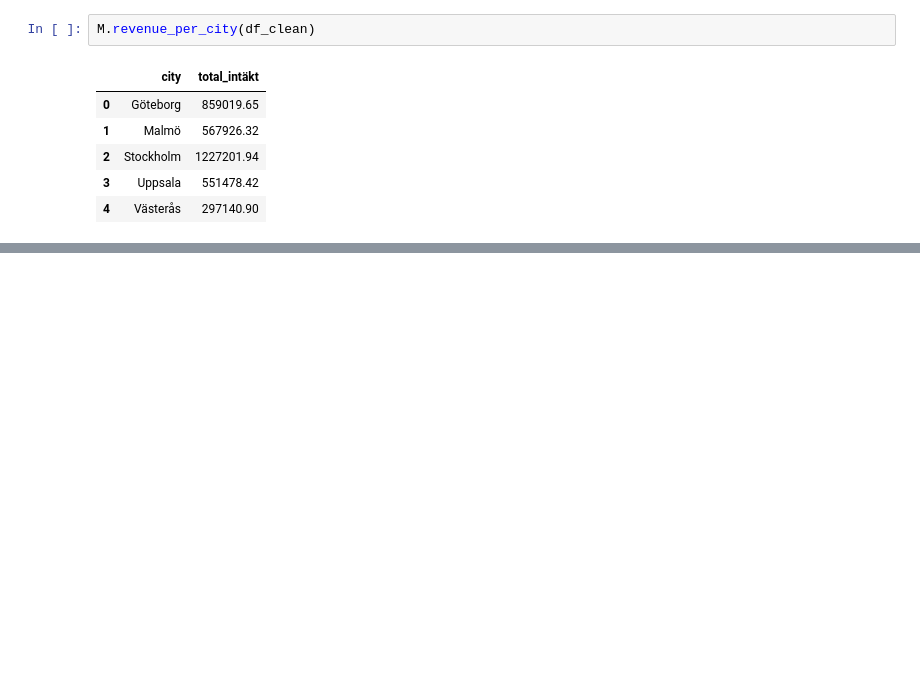
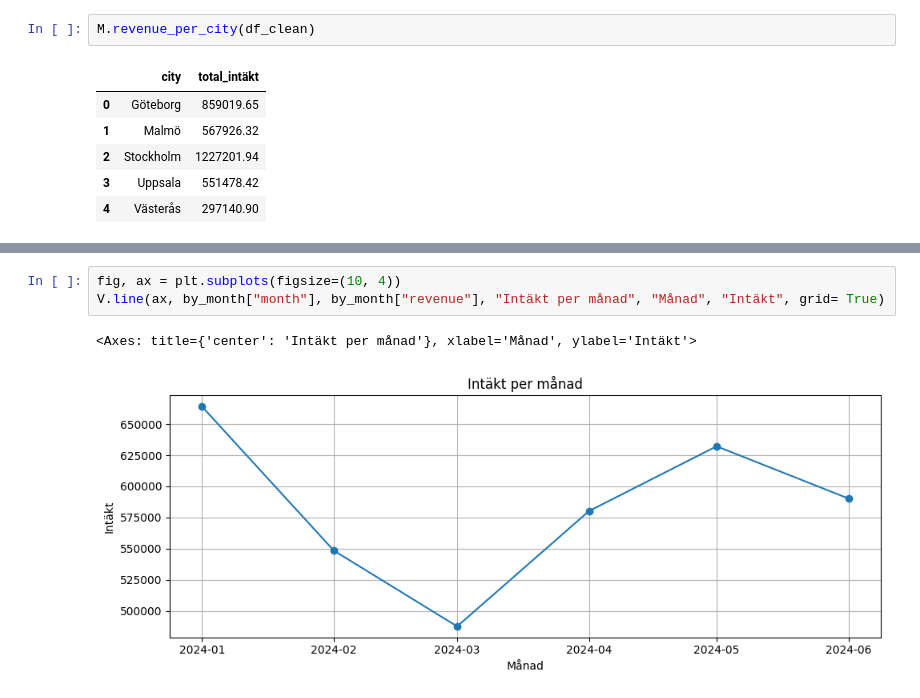
Before and after one commit to elinwahlgren/Gruppuppgift, a Jupyter notebook: report.ipynb, the cells around one changed output, grey strips where cells are left out. Drawn from its saved outputs; the diff is of its cells as text; blank space fills up the shorter version.

```diff
--- a/report.ipynb
+++ b/report.ipynb
@@ -59,0 +56,6 @@ M.change_over_time(df_clean_month)
+# %%
+fig, ax = plt.subplots(figsize=(10, 4))
+V.line(ax, by_month["month"], by_month["revenue"], "Intäkt per månad", "Månad", "Intäkt", grid= True)
+# %% [output]
+<Axes: title={'center': 'Intäkt per månad'}, xlabel='Månad', ylabel='Intäkt'>
+[figure, added]
```
Also changed, not shown: parts of 5 cells of this notebook, 2 other files.
